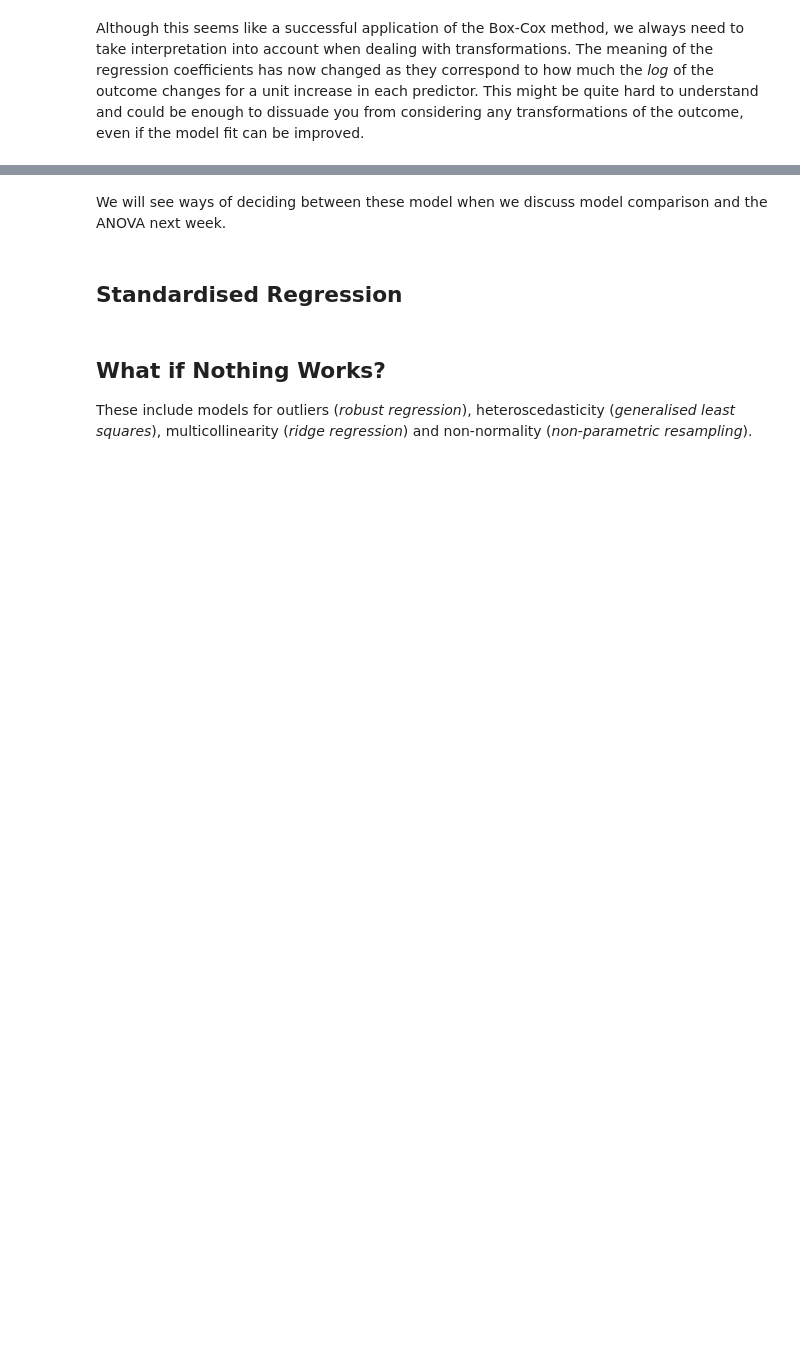
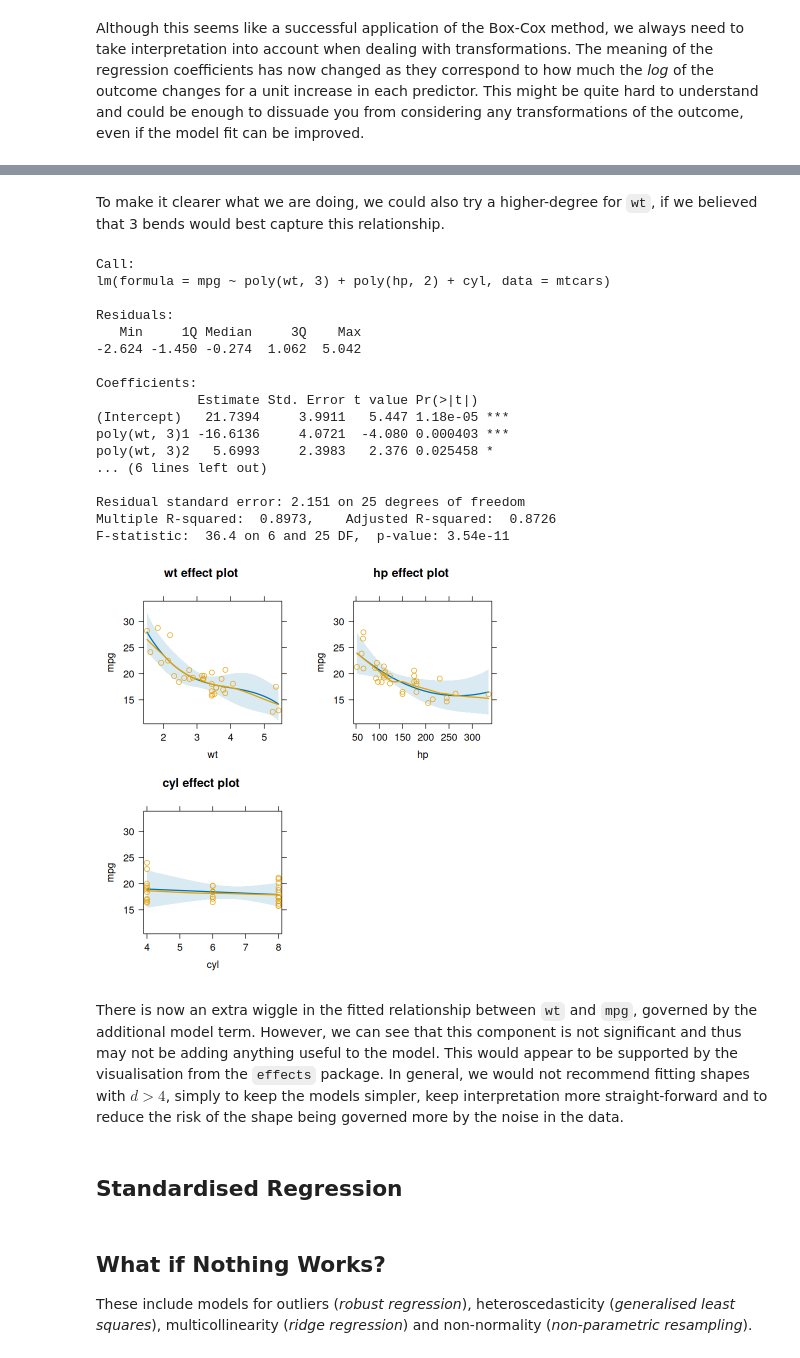
Before and after one commit to PCHN63101-Advanced-Data-Skills/Assumptions-Diagnostics-Transforms, a Jupyter notebook: 5.transformations.ipynb, the cells around one changed output, grey strips where cells are left out. Cells and saved outputs as stored; diff of their text form; code cells hidden in the pictures; blank space fills up the shorter version.

```diff
--- a/5.transformations.ipynb
+++ b/5.transformations.ipynb
@@ -115,5 +158,30 @@ avPlots(mod)
+# %% [markdown]
+To make it clearer what we are doing, we could also try a higher-degree for `wt`, if we believed that 3 bends would best capture this relationship.
+# %%
+poly.mod <- lm(mpg ~ poly(wt,3) + poly(hp,2) + cyl, data=mtcars)
+summary(poly.mod)
+plot(allEffects(poly.mod, residuals=TRUE))
+# %% [output]
+Call:
+lm(formula = mpg ~ poly(wt, 3) + poly(hp, 2) + cyl, data = mtcars)
+
+Residuals:
+   Min     1Q Median     3Q    Max
+-2.624 -1.450 -0.274  1.062  5.042
+
+Coefficients:
+             Estimate Std. Error t value Pr(>|t|)
+(Intercept)   21.7394     3.9911   5.447 1.18e-05 ***
+poly(wt, 3)1 -16.6136     4.0721  -4.080 0.000403 ***
+poly(wt, 3)2   5.6993     2.3983   2.376 0.025458 *
+... (6 lines left out)
+
+Residual standard error: 2.151 on 25 degrees of freedom
+Multiple R-squared:  0.8973,    Adjusted R-squared:  0.8726
+F-statistic:  36.4 on 6 and 25 DF,  p-value: 3.54e-11
+[figure, added]
 # %% [markdown]
-We will see ways of deciding between these model when we discuss model comparison and the ANOVA next week.
+There is now an extra wiggle in the fitted relationship between `wt` and `mpg`, governed by the additional model term. However, we can see that this component is not significant and thus may not be adding anything useful to the model. This would appear to be supported by the visualisation from the `effects` package. In general, we would not recommend fitting shapes with $d > 4$, simply to keep the models simpler, keep interpretation more straight-forward and to reduce the risk of the shape being governed more by the noise in the data.
 # %% [markdown]
 ## Standardised Regression
 # %% [markdown]
```
Also changed, not shown: parts of 19 cells of this notebook, 17 other files.
